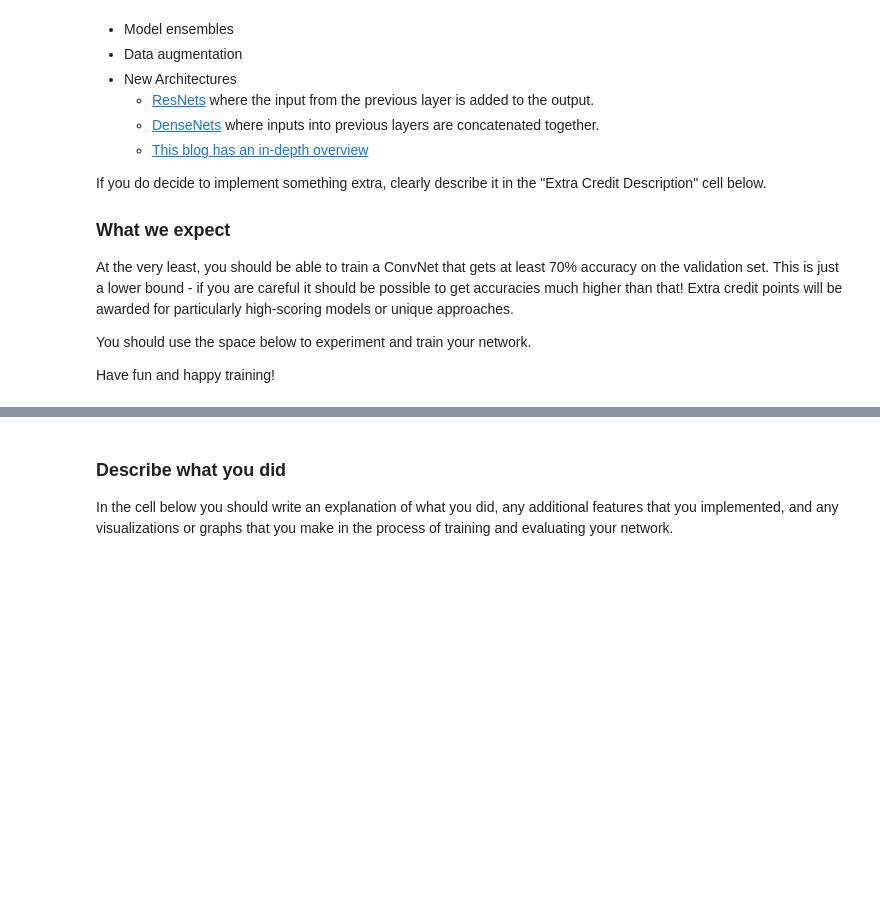
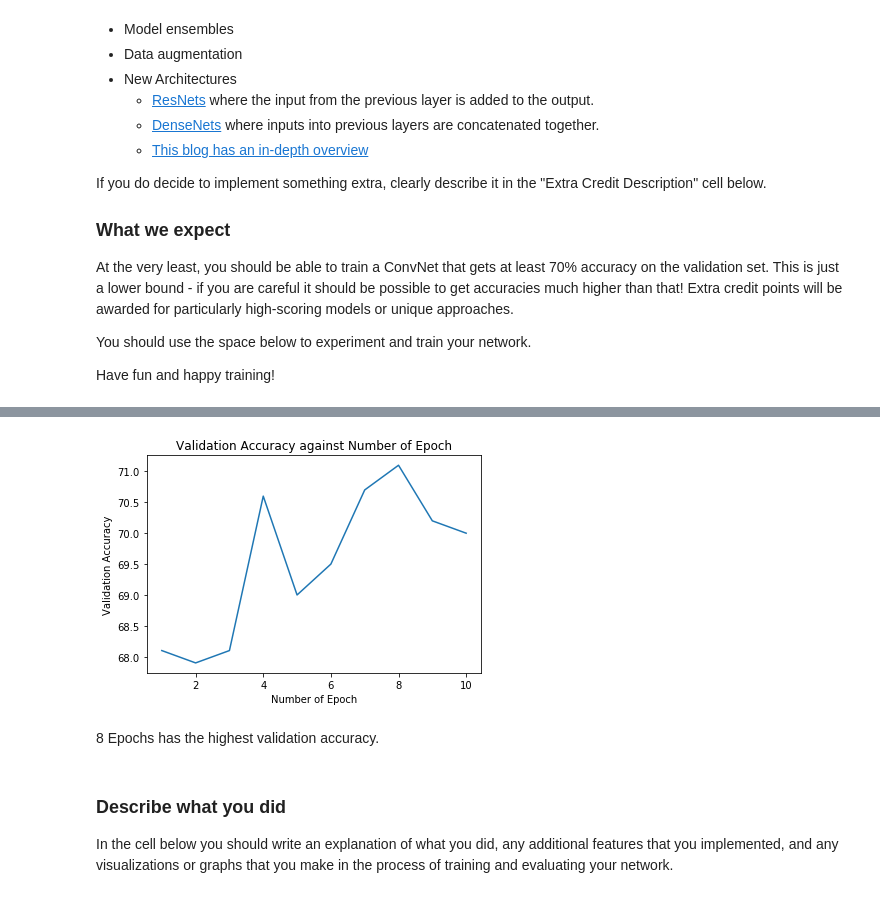
Before and after one commit to wei-ann-Github/Stanford_CS231n_CNN, a Jupyter notebook: assignment2/floydhub/PyTorch.ipynb, the cells around one changed output, grey strips where cells are left out. Cells and saved outputs as stored; diff of their text form; code cells hidden in the pictures; blank space fills up the shorter version.

```diff
--- a/assignment2/floydhub/PyTorch.ipynb
+++ b/assignment2/floydhub/PyTorch.ipynb
@@ -374,3 +713,13 @@ check_accuracy(model, loader_val)
+# %%
+plt.plot(list(range(1, 11)), accs, ls='-')
+plt.title('Validation Accuracy against Number of Epoch')
+plt.ylabel('Validation Accuracy')
+plt.xlabel('Number of Epoch')
+plt.show()
+# %% [output]
+[figure, added]
+# %% [markdown]
+8 Epochs has the highest validation accuracy.
 # %% [markdown]
 ### Describe what you did
 
```
Also changed, not shown: parts of 25 cells of this notebook, 2 other files.
